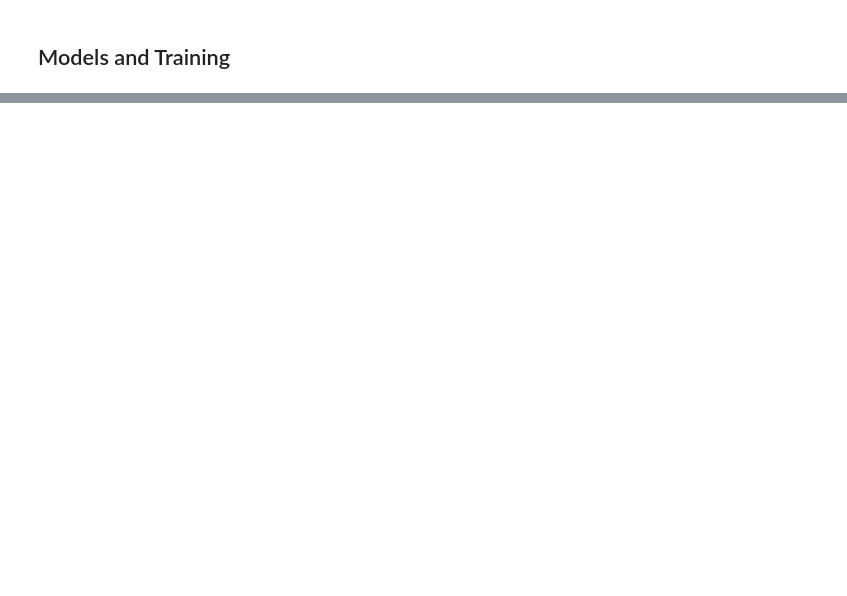
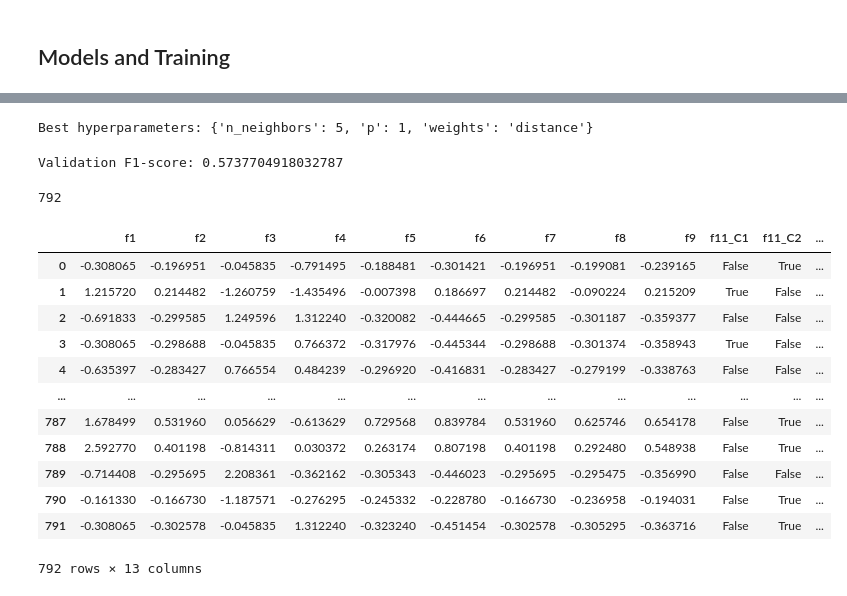
Before and after one commit to Ahmedexe/ICS485-Project, a Jupyter notebook: projectPartA.ipynb, the cells around one changed output, grey strips where cells are left out. Drawn from its saved outputs; the diff is of its cells as text; code cells hidden in the pictures; blank space fills up the shorter version.

```diff
--- a/projectPartA.ipynb
+++ b/projectPartA.ipynb
@@ -122,6 +143,8 @@ Impute the cols that have missing values, since the missing values are in coloum
 X_train[numeric_cols] = X_train[numeric_cols].fillna(X_train[numeric_cols].median())
 X_val[numeric_cols]   = X_val[numeric_cols].fillna(X_train[numeric_cols].median())
 
+df_test[numeric_cols] = df_test[numeric_cols].fillna(df_test[numeric_cols].median())
+
 X_train
 # %% [output]
 |  | f1 | f2 | f3 | f4 | f5 | f6 | f7 | f8 | f9 | f11 |
@@ -141,13 +164,21 @@ X_train
 ### 2.3 One-hot-encoding for categorical columns
 # %%
 X_train_dum = pd.get_dummies(X_train[categorical_cols], prefix=categorical_cols)
-X_val_dum   = pd.get_dummies(X_val[categorical_cols],   prefix=categorical_cols)
-X_val_dum = X_val_dum.reindex(columns=X_train_dum.columns, fill_value=0)
+X_val_dum = pd.get_dummies(X_val[categorical_cols],   prefix=categorical_cols)
+# X_val_dum = X_val_dum.reindex(columns=X_train_dum.columns, fill_value=0)
+df_test_dum = pd.get_dummies(df_test[categorical_cols], prefix=categorical_cols)
 
 
 ## Drop the coulumns we did one hot encoding for (categorical)
 X_train = X_train.drop(columns=categorical_cols)
-X_val   = X_val.drop(columns=categorical_cols)
+X_val = X_val.drop(columns=categorical_cols)
+
+df_test = df_test.drop(columns=categorical_cols)
+
+
+### Make the y's as 0 and 1s
+y_train = y_train.map({"square": 0, "circle": 1})
+y_val = y_val.map({"square": 0, "circle":1})
 # %% [markdown]
 ### 2.4 Scale the numeric columns
 # %%
@@ -158,12 +189,22 @@ scaler = StandardScaler()
 
 X_train_num = scaler.fit_transform(X_train)
 X_val_num = scaler.transform(X_val)
+
+df_test_num = scaler.transform(df_test)
+
+
+X_train_num = pd.DataFrame(X_train_num, columns=X_train.columns, index=X_train.index)
+X_val_num = pd.DataFrame(X_val_num, columns=X_val.columns, index=X_val.index)
+
+df_test_num = pd.DataFrame(df_test_num, columns=df_test.columns, index=df_test.index)
 # %%
 import numpy as np
 
 # concat non numeric with numeric
-X_train = pd.concat([X_train, X_train_dum], axis=1)
-X_val   = pd.concat([X_val,   X_val_dum], axis=1)
+X_train = pd.concat([X_train_num, X_train_dum], axis=1)
+X_val   = pd.concat([X_val_num,   X_val_dum], axis=1)
+
+df_test = pd.concat([df_test_num, df_test_dum], axis =1)
 # %% [markdown]
 ### 2.5 Resolve Imbalance
 # %%
@@ -202,0 +257,28 @@ X_train
+# %%
+grid = GridSearchCV(
+    estimator=knn,
+    param_grid=param_grid,
+    cv=5,
+    scoring='f1',
+    n_jobs=-1
+)
+
+grid.fit(X_train, y_train)
+
+print("Best hyperparameters:", grid.best_params_)
+# %% [output]
+Best hyperparameters: {'n_neighbors': 5, 'p': 1, 'weights': 'distance'}
+# %%
+best_knn = grid.best_estimator_
+y_val_pred = best_knn.predict(X_val)
+
+
+val_f1 = f1_score(y_val, y_val_pred)
+print("Validation F1-score:", val_f1)
+# %% [output]
+Validation F1-score: 0.5737704918032787
+# %%
+y_test_pred = best_knn.predict(df_test)
+y_test_pred.size
+# %% [output]
+792
@@ -202,0 +289,16 @@ X_train
+# %%
+df_test
+# %% [output]
+|  | f1 | f2 | f3 | f4 | f5 | f6 | f7 | f8 | f9 | f11_C1 | f11_C2 | ... |
+| 0 | -0.308065 | -0.196951 | -0.045835 | -0.791495 | -0.188481 | -0.301421 | -0.196951 | -0.199081 | -0.239165 | False | True | ... |
+| 1 | 1.215720 | 0.214482 | -1.260759 | -1.435496 | -0.007398 | 0.186697 | 0.214482 | -0.090224 | 0.215209 | True | False | ... |
+| 2 | -0.691833 | -0.299585 | 1.249596 | 1.312240 | -0.320082 | -0.444665 | -0.299585 | -0.301187 | -0.359377 | False | False | ... |
+| 3 | -0.308065 | -0.298688 | -0.045835 | 0.766372 | -0.317976 | -0.445344 | -0.298688 | -0.301374 | -0.358943 | True | False | ... |
+| 4 | -0.635397 | -0.283427 | 0.766554 | 0.484239 | -0.296920 | -0.416831 | -0.283427 | -0.279199 | -0.338763 | False | False | ... |
+| ... | ... | ... | ... | ... | ... | ... | ... | ... | ... | ... | ... | ... |
+| 787 | 1.678499 | 0.531960 | 0.056629 | -0.613629 | 0.729568 | 0.839784 | 0.531960 | 0.625746 | 0.654178 | False | True | ... |
+| 788 | 2.592770 | 0.401198 | -0.814311 | 0.030372 | 0.263174 | 0.807198 | 0.401198 | 0.292480 | 0.548938 | False | True | ... |
+| 789 | -0.714408 | -0.295695 | 2.208361 | -0.362162 | -0.305343 | -0.446023 | -0.295695 | -0.295475 | -0.356990 | False | False | ... |
+| 790 | -0.161330 | -0.166730 | -1.187571 | -0.276295 | -0.245332 | -0.228780 | -0.166730 | -0.236958 | -0.194031 | False | True | ... |
+| 791 | -0.308065 | -0.302578 | -0.045835 | 1.312240 | -0.323240 | -0.451454 | -0.302578 | -0.305295 | -0.363716 | False | True | ... |
+792 rows × 13 columns
```
Also changed, not shown: parts of 7 cells of this notebook, 1 other file.
